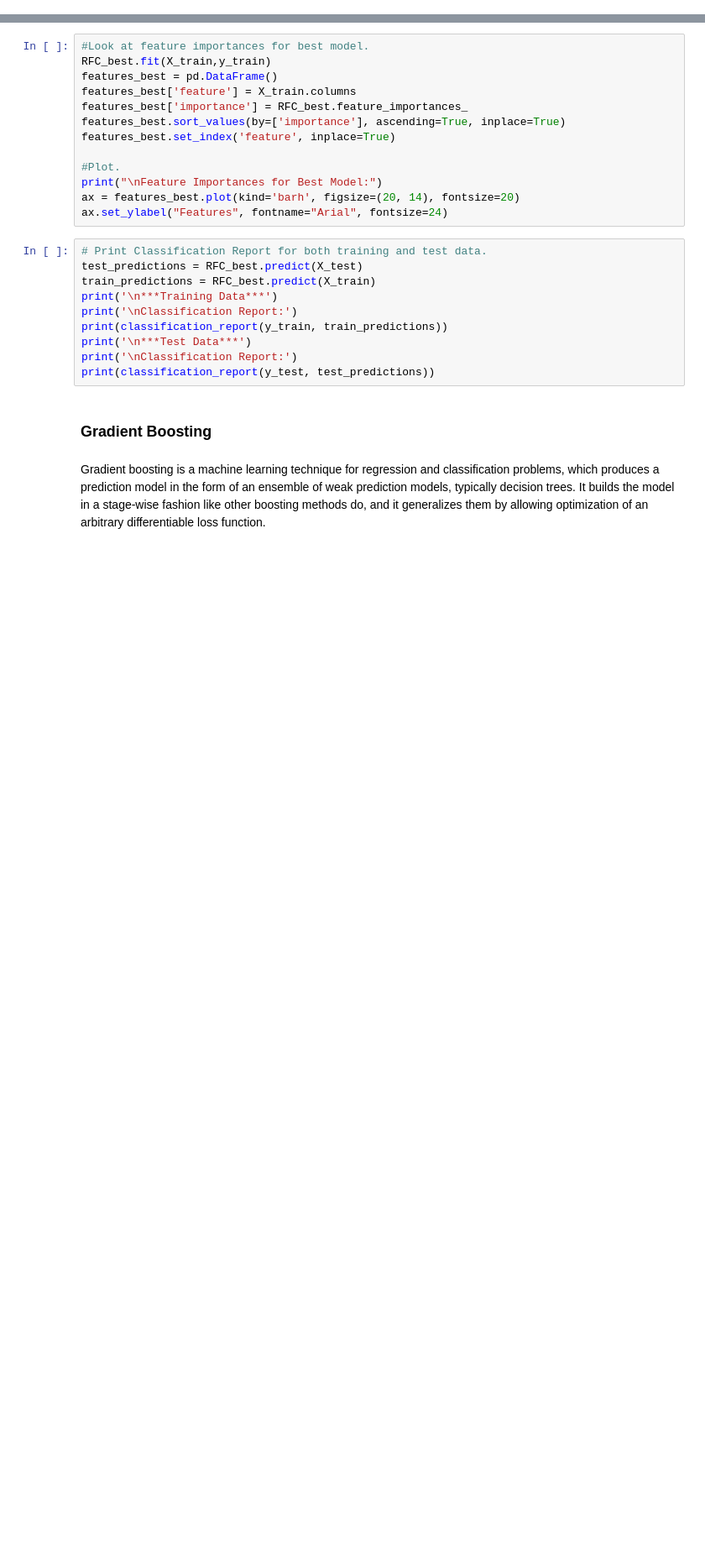
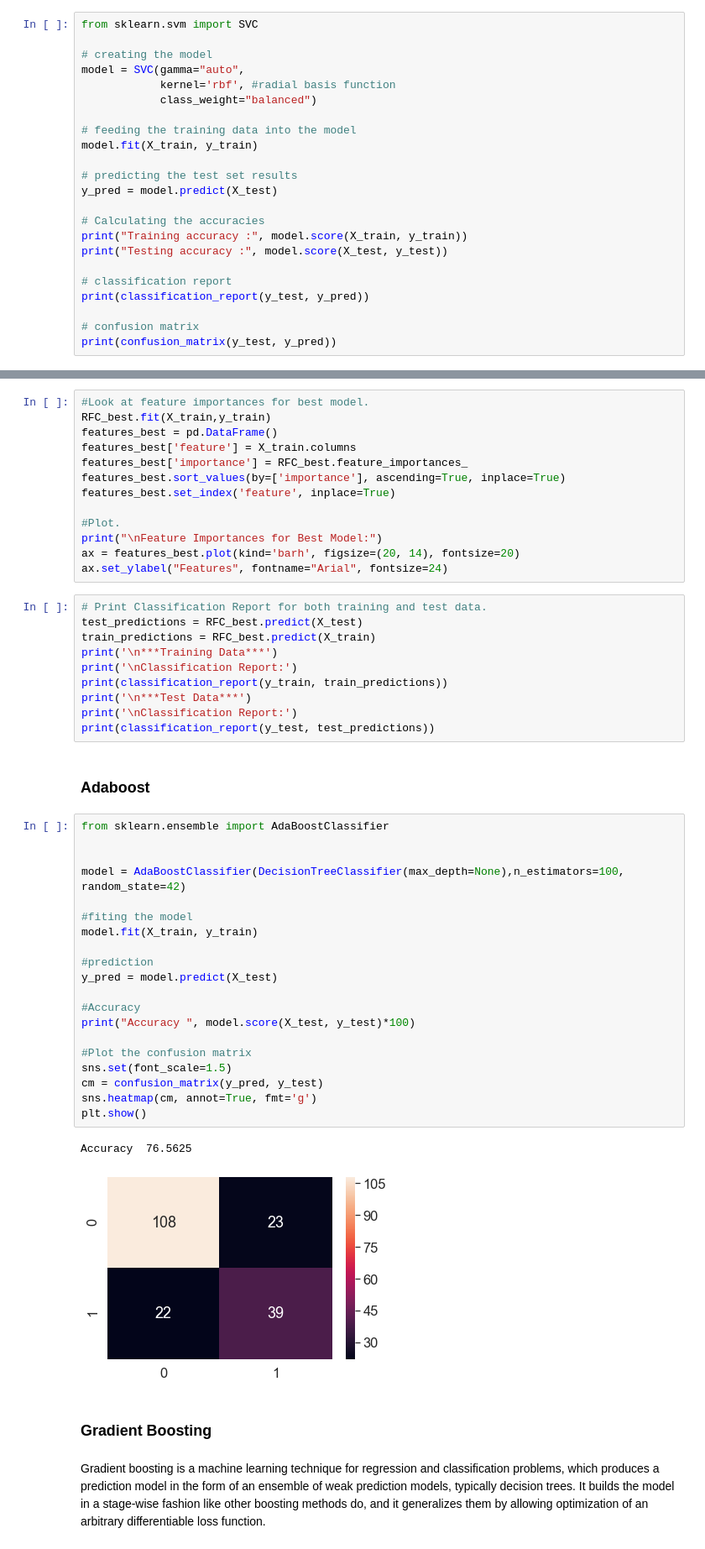
Before and after one commit to skyimager/intro-to-ml-with-python, a Jupyter notebook: week5/day2_pima-indians-diabetes.ipynb, the cells around one changed output, grey strips where cells are left out. Shown at 84% size. Drawn from its saved outputs; the diff is of its cells as text; blank space fills up the shorter version.

```diff
--- a/week5/day2_pima-indians-diabetes.ipynb
+++ b/week5/day2_pima-indians-diabetes.ipynb
@@ -268,0 +298,23 @@ plt.show()
+# %%
+from sklearn.svm import SVC
+
+# creating the model
+model = SVC(gamma="auto",
+            kernel='rbf', #radial basis function
+            class_weight="balanced")
+
+# feeding the training data into the model
+model.fit(X_train, y_train)
+
+# predicting the test set results
+y_pred = model.predict(X_test)
+
+# Calculating the accuracies
+print("Training accuracy :", model.score(X_train, y_train))
+print("Testing accuracy :", model.score(X_test, y_test))
+
+# classification report
+print(classification_report(y_test, y_pred))
+
+# confusion matrix
+print(confusion_matrix(y_test, y_pred))
@@ -362,6 +442,31 @@ print(classification_report(y_train, train_predictions))
 print('\n***Test Data***')
 print('\nClassification Report:')
 print(classification_report(y_test, test_predictions))
+# %% [markdown]
+### Adaboost
+# %%
+from sklearn.ensemble import AdaBoostClassifier
+
+
+model = AdaBoostClassifier(DecisionTreeClassifier(max_depth=None),n_estimators=100, random_state=42)
+
+#fiting the model
+model.fit(X_train, y_train)
+
+#prediction
+y_pred = model.predict(X_test)
+
+#Accuracy
+print("Accuracy ", model.score(X_test, y_test)*100)
+
+#Plot the confusion matrix
+sns.set(font_scale=1.5)
+cm = confusion_matrix(y_pred, y_test)
+sns.heatmap(cm, annot=True, fmt='g')
+plt.show()
+# %% [output]
+Accuracy  76.5625
+[figure, added]
 # %% [markdown]
 ### Gradient Boosting
 # %% [markdown]
```
Also changed, not shown: parts of 12 cells of this notebook, 17 other files.
